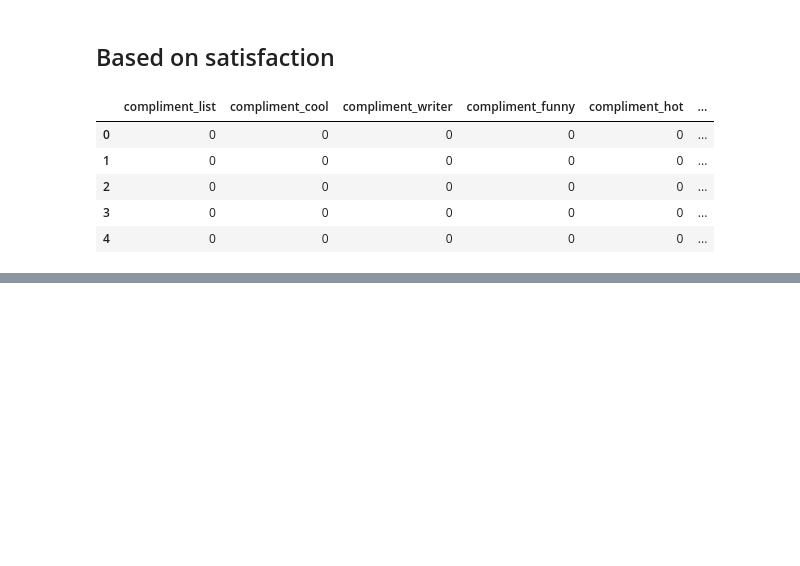
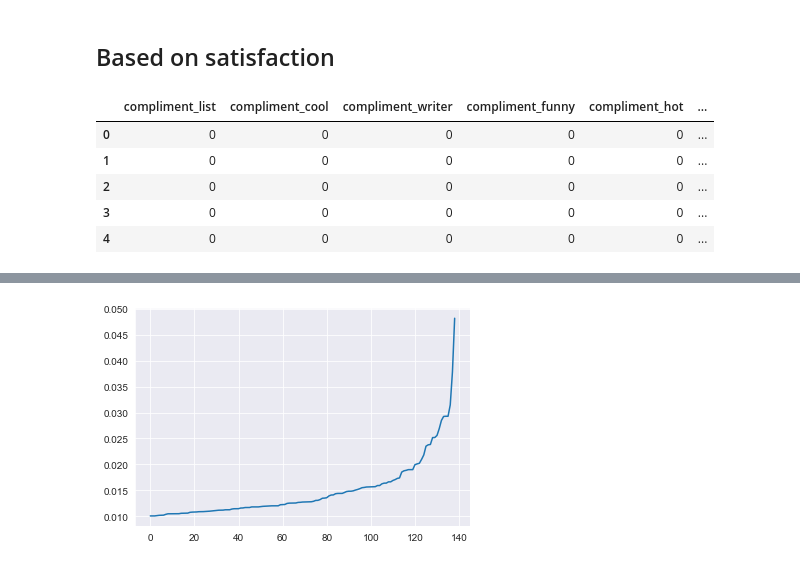
Before and after one commit to AT181903/YelpDatasetAnalysis, a Jupyter notebook: users_task.ipynb, the cells around one changed output, grey strips where cells are left out. Drawn from its saved outputs; the diff is of its cells as text; code cells hidden in the pictures; blank space fills up the shorter version.

```diff
--- a/users_task.ipynb
+++ b/users_task.ipynb
@@ -231,0 +265,6 @@ plot_clusters(df_user_satisfaction_info, 14, 4, 25, 120)
+# %%
+array_distances_filtered = np.array(distances_filtered)
+plt.plot(array_distances_filtered)
+plt.show()
+# %% [output]
+[figure, added]
```
Also changed, not shown: parts of 17 cells of this notebook, 3 other files.
